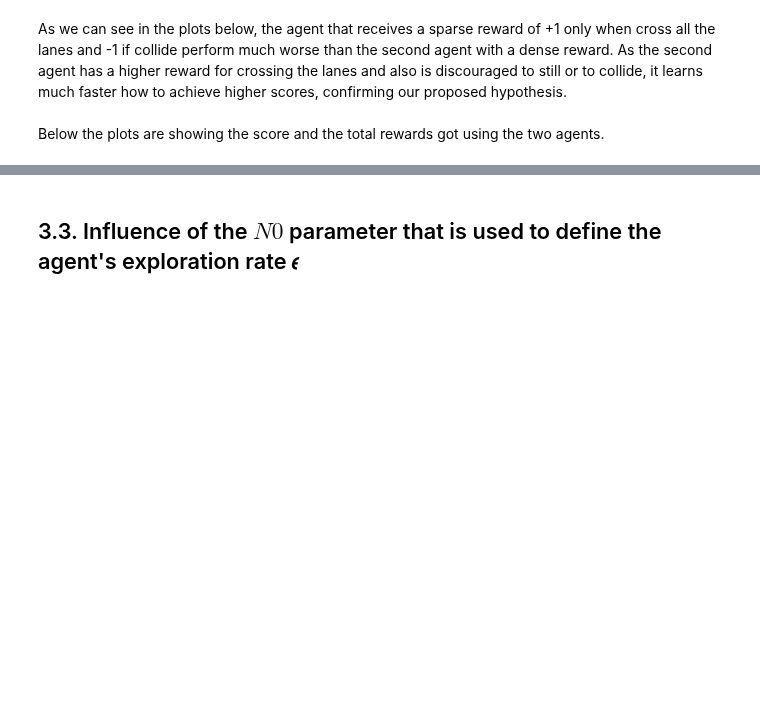
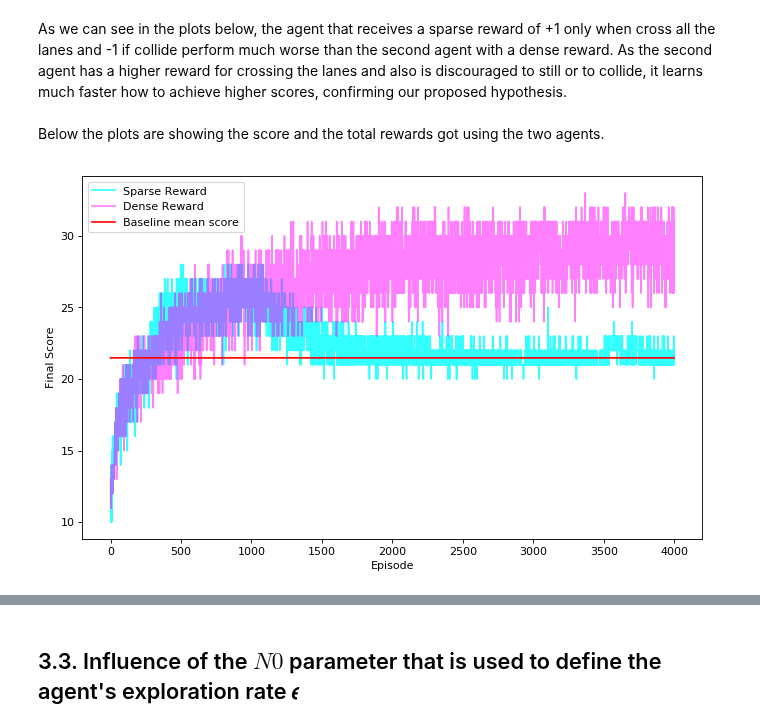
Before and after one commit to DionisiusMayr/FreewayGame, a Jupyter notebook: aline.almeida/aa_freeway.ipynb, the cells around one changed output, grey strips where cells are left out. Saved outputs shown, nothing was run; the diff lists cells and outputs as text; code cells hidden in the pictures; blank space fills up the shorter version.

Commit message:
updated sparse rewards plots

```diff
--- a/aline.almeida/aa_freeway.ipynb
+++ b/aline.almeida/aa_freeway.ipynb
@@ -359,19 +359,19 @@ Run [3900] - Total reward: 14166.00 Mean scores: 23.76 Means Scores[:-10]: 28.30
 CPU times: user 4h 11min 44s, sys: 9.9 s, total: 4h 11min 54s
 Wall time: 4h 11min 58s
 # %%
-with open("QL/QL_scores_3act.txt", "w") as f:
-   for item in scores_3act:
-       f.write("%s\n" % item)
-
-with open("QL/QL_total_rewards_3act.txt", "w") as f:
-   for item in total_rewards_3act:
-       f.write("%s\n" % item)
+# with open("QL/QL_scores_3act.txt", "w") as f:
+#    for item in scores_3act:
+#        f.write("%s\n" % item)
+#
+# with open("QL/QL_total_rewards_3act.txt", "w") as f:
+#    for item in total_rewards_3act:
+#        f.write("%s\n" % item)
 # %%
-# with open("QL/QL_scores_3act.txt") as f:
-#    scores_3act = [int(x) for x in  f.read().splitlines()]
+with open("QL/QL_scores_3act.txt") as f:
+   scores_3act = [int(x) for x in  f.read().splitlines()]
 
-# with open("QL/QL_total_rewards_3act.txt") as f:
-#    total_rewards_3act = [int(x) for x in  f.read().splitlines()]
+with open("QL/QL_total_rewards_3act.txt") as f:
+   total_rewards_3act = [int(x) for x in  f.read().splitlines()]
 # %% [markdown]
 ### 3.1.3) Results got from agents with different number of actions available:
 # %% [markdown]
@@ -474,7 +474,7 @@ n_runs = 1 #3000
 # %%
-env, initial_state = environment.get_env()
-agent = agents.QLearning(gamma=GAMMA, available_actions=AVAILABLE_ACTIONS, N0=N0)
-
-scores_2act_sparseR = []
-total_rewards_2act_sparseR = []
+# env, initial_state = environment.get_env()
+# agent = agents.QLearning(gamma=GAMMA, available_actions=AVAILABLE_ACTIONS, N0=N0)
+#
+# scores_2act_sparseR = []
+# total_rewards_2act_sparseR = []
 # %%
@@ -534,9 +548,9 @@ with open("QL/QL_total_rewards_2act_sparseR.txt", "w") as f:
 # %%
-# with open("QL/QL_scores_2act_sparseR.txt") as f:
-#    scores_2act_sparseR = [int(x) for x in  f.read().splitlines()]
+with open("QL/QL_scores_2act_sparseR.txt") as f:
+   scores_2act_sparseR = [int(x) for x in  f.read().splitlines()]
 
-# with open("QL/QL_total_rewards_2act_sparseR.txt") as f:
-#    total_rewards_2act_sparseR = [int(x) for x in  f.read().splitlines()]
+with open("QL/QL_total_rewards_2act_sparseR.txt") as f:
+   total_rewards_2act_sparseR = [int(x) for x in  f.read().splitlines()]
 # %% [markdown]
 ### 3.2.2) Results got from agents receiving different reward values:
 # %% [markdown]
@@ -546,8 +560,10 @@ Below the plots are showing the score and the total rewards got using the two ag
 # %%
 # ---------- Scores of the agent with sparse and dense rewards ----------
 
-baseline = [baseline_mean_score for i in range(3000)]
-aux_plots.plot_3scores(scores_2act_sparseR[:3000], scores_2act[:3000], baseline[:3000], "Sparse Reward", "Dense Reward", "Baseline mean score")
+baseline = [baseline_mean_score for i in range(4000)]
+aux_plots.plot_3scores(scores_2act_sparseR[:4000], scores_2act[:4000], baseline[:4000], "Sparse Reward", "Dense Reward", "Baseline mean score")
+# %% [output]
+[figure, added]
 # %%
 # ---------- Moving average for the scores of the agent with sparse and dense rewards ----------
 
```
Also changed, not shown: parts of 33 cells of this notebook.
